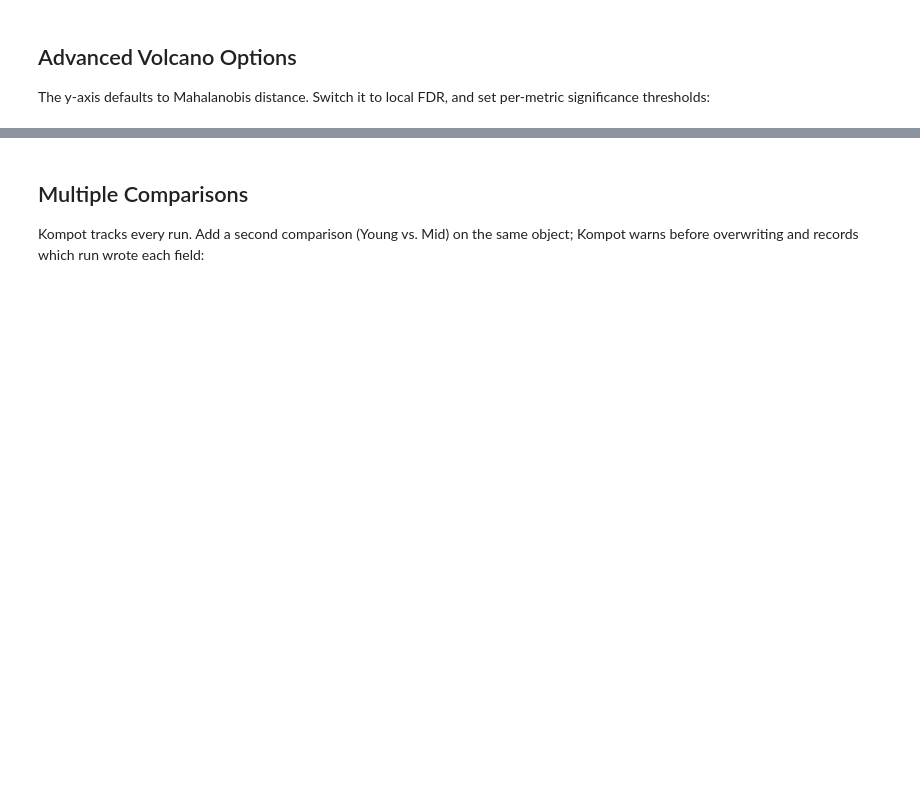
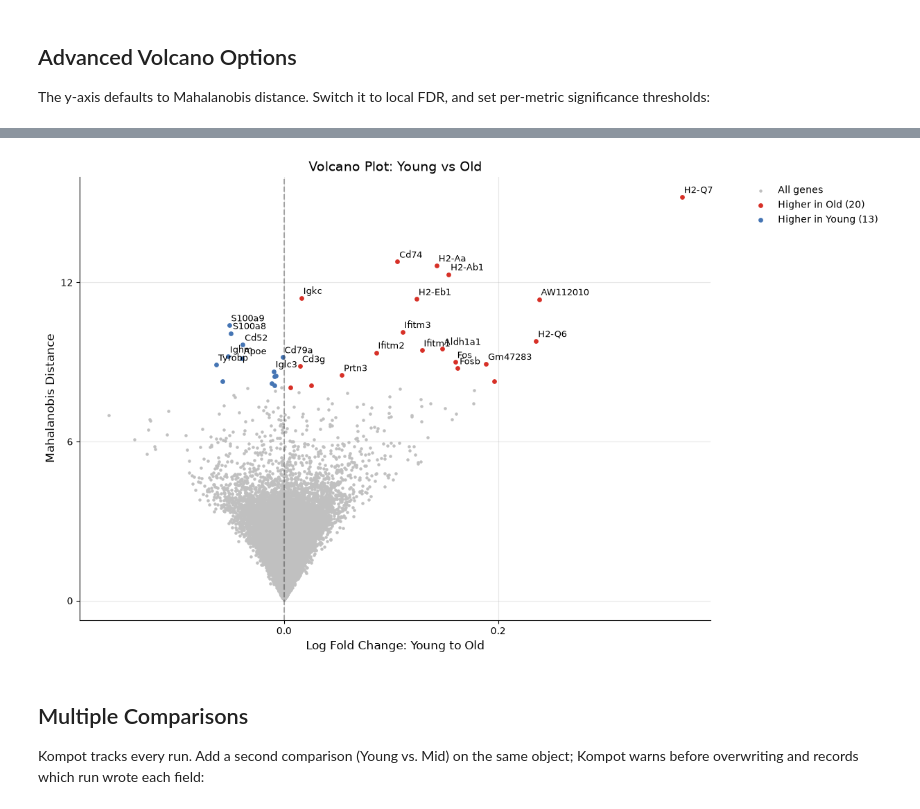
Before and after one commit to settylab/kompot, a Jupyter notebook: examples/02_differential_expression_detailed.ipynb, the cells around one changed output, grey strips where cells are left out. Saved outputs shown, nothing was run; the diff lists cells and outputs as text; code cells hidden in the pictures; blank space fills up the shorter version.

```diff
--- a/examples/02_differential_expression_detailed.ipynb
+++ b/examples/02_differential_expression_detailed.ipynb
@@ -123,11 +139,15 @@ nothing and warns — an empty highlight is a real negative result, not a failed
 # %%
 # Take the secondary cut from the observed distribution so the example stays
 # meaningful on any dataset, instead of hard-coding a scale-dependent literal.
+# A high quantile is what makes the AND do work here: the FDR-significant genes
+# already sit far out in the Mahalanobis tail, so a permissive cut would pass all
+# of them and the second criterion would be inert.
 mahalanobis = adata.var["kompot_de_Young_to_Old_mahalanobis"]
-mahalanobis_cut = float(mahalanobis.quantile(0.90))
+mahalanobis_cut = float(mahalanobis.quantile(0.998))
 
 kompot.plot.volcano_de(
     adata,
     significance_threshold={"local_fdr": 0.02, "mahalanobis": mahalanobis_cut},
     gene_labels=25,
 )
+# %% [output]
@@ -134,3 +166,4 @@ kompot.plot.volcano_de(
+[figure, added]
 # %% [markdown]
 ## Multiple Comparisons
 
```
Also changed, not shown: parts of 12 cells of this notebook.
